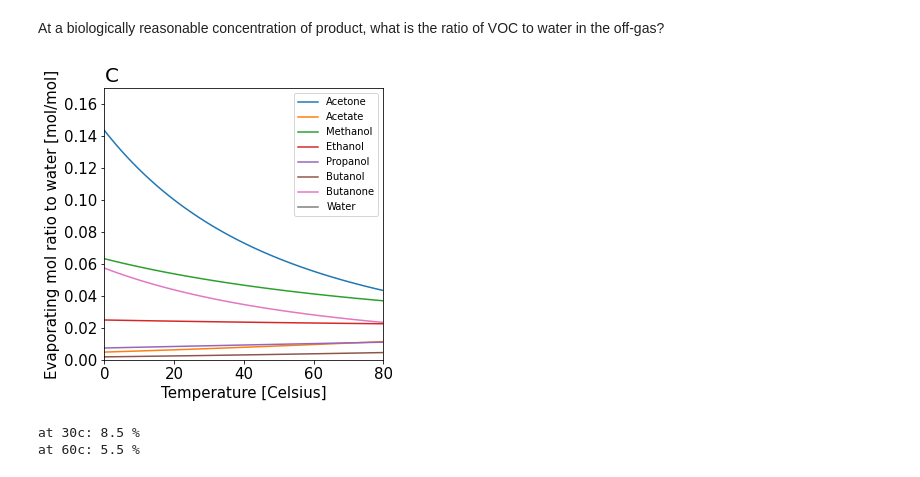
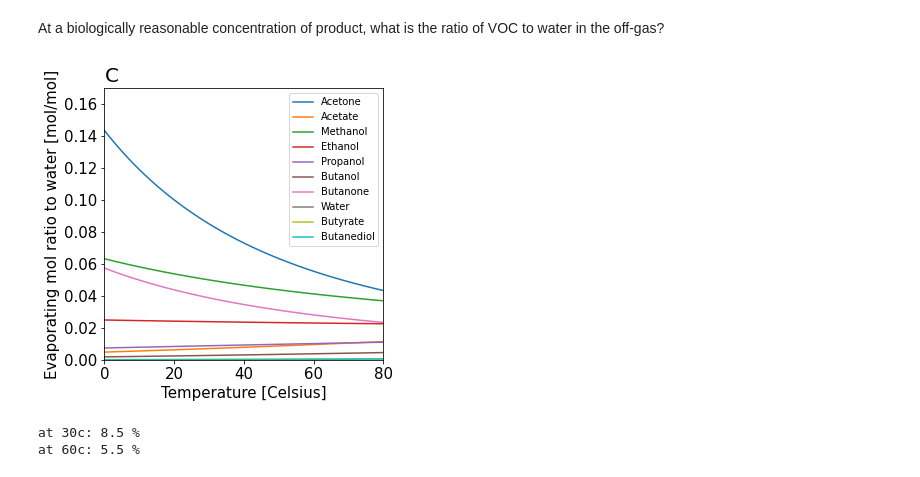
Before and after one commit to biosustain/CO2_fixation_models, a Jupyter notebook: Scripts/04_VolatileProdRecovery.ipynb, the cells around one changed output. Drawn from its saved outputs; the diff is of its cells as text; code cells hidden in the pictures.

```diff
--- a/Scripts/04_VolatileProdRecovery.ipynb
+++ b/Scripts/04_VolatileProdRecovery.ipynb
@@ -265,31 +219,31 @@ At a biologically reasonable concentration of product, what is the ratio of VOC
 # %%
 x = 0.01
 
 plt.figure(figsize=(5,5))
 #plt.title(f"Mol fraction of VOC in the gas, for {round(x*100)}% or {round(x*c_H2O/1000,1)}M in broth")
 plt.title("C", fontdict = {'fontsize': 20}, loc = "left")
 plt.plot(Kelvin_Celsius(T), Pt(PR["Actn"], TR_PP, DH_vapR["Actn"], T, x)/Pt(PR["H2O"], TR_PP, DH_vapR["H2O"], T, 1))
 plt.plot(Kelvin_Celsius(T), Pt(PR["Actt"], TR_PP, DH_vapR["Actt"], T, x)/Pt(PR["H2O"], TR_PP, DH_vapR["H2O"], T, 1))
 plt.plot(Kelvin_Celsius(T), Pt(PR["MetOH"], TR_PP, DH_vapR["MetOH"], T, x)/Pt(PR["H2O"], TR_PP, DH_vapR["H2O"], T, 1))
 plt.plot(Kelvin_Celsius(T), Pt(PR["EtOH"], TR_PP, DH_vapR["EtOH"], T, x)/Pt(PR["H2O"], TR_PP, DH_vapR["H2O"], T, 1))
 plt.plot(Kelvin_Celsius(T), Pt(PR["PropOH"], TR_PP, DH_vapR["PropOH"], T, x)/Pt(PR["H2O"], TR_PP, DH_vapR["H2O"], T, 1))
 plt.plot(Kelvin_Celsius(T), Pt(PR["ButOH"], TR_PP, DH_vapR["ButOH"], T, x)/Pt(PR["H2O"], TR_PP, DH_vapR["H2O"], T, 1))
 plt.plot(Kelvin_Celsius(T), Pt(PR["Butnon"], TR_PP, DH_vapR["Butnon"], T, x)/Pt(PR["H2O"], TR_PP, DH_vapR["H2O"], T, 1))
 plt.plot(Kelvin_Celsius(T), Pt(PR["H2O"], TR_PP, DH_vapR["H2O"], T, 1)/Pt(PR["H2O"], TR_PP, DH_vapR["H2O"], T, 1))
-#plt.plot(Kelvin_Celsius(T), Pt(PR["Butyrt"], TR_PP, DH_vap_Butyrt, T, x)/Pt(PR["H2O"], TR_PP, DH_vapR["vap_H2O"], T, 1))
-#plt.plot(Kelvin_Celsius(T), Pt(PR["Butdiol"], TR_PP, DH_vap_Butdiol, T, x)/Pt(PR["H2O"], TR_PP, DH_vapR["vap_H2O"], T, 1))
+plt.plot(Kelvin_Celsius(T), Pt(PR["Butyrt"], TR_PP, DH_vapR["Butyrt"], T, x)/Pt(PR["H2O"], TR_PP, DH_vapR["H2O"], T, 1))
+plt.plot(Kelvin_Celsius(T), Pt(PR["Butdiol"], TR_PP, DH_vapR["Butdiol"], T, x)/Pt(PR["H2O"], TR_PP, DH_vapR["H2O"], T, 1))
 plt.axis([Kelvin_Celsius(T0), Kelvin_Celsius(T0)+dt, 0, 0.17])
-plt.legend(["Acetone","Acetate","Methanol","Ethanol","Propanol","Butanol","Butanone","Water"])#,"Butyrate","Butanediol"])
+plt.legend(["Acetone","Acetate","Methanol","Ethanol","Propanol","Butanol","Butanone","Water","Butyrate","Butanediol"])
 plt.xlabel('Temperature [Celsius]', fontsize=15)
 plt.tick_params(axis='both', which='major', labelsize=15)
 plt.ylabel('Evaporating mol ratio to water [mol/mol]', fontsize=15)
 plt.tick_params(axis='both', which='major', labelsize=15)
 
 plt.show()
 
 print("at 30c:",round(Pt(PR["Actn"], TR_PP, DH_vapR["Actn"], Celsius_Kelvin(30), x)/Pt(PR["H2O"], TR_PP, DH_vapR["H2O"], Celsius_Kelvin(30), 1)*100,1),"%")
 print("at 60c:",round(Pt(PR["Actn"], TR_PP, DH_vapR["Actn"], Celsius_Kelvin(60), x)/Pt(PR["H2O"], TR_PP, DH_vapR["H2O"], Celsius_Kelvin(60), 1)*100,1),"%")
 # %% [output]
-[figure, old version]
+[figure, new version]
 at 30c: 8.5 %
 at 60c: 5.5 %
```
Also changed, not shown: parts of 3 cells of this notebook.
